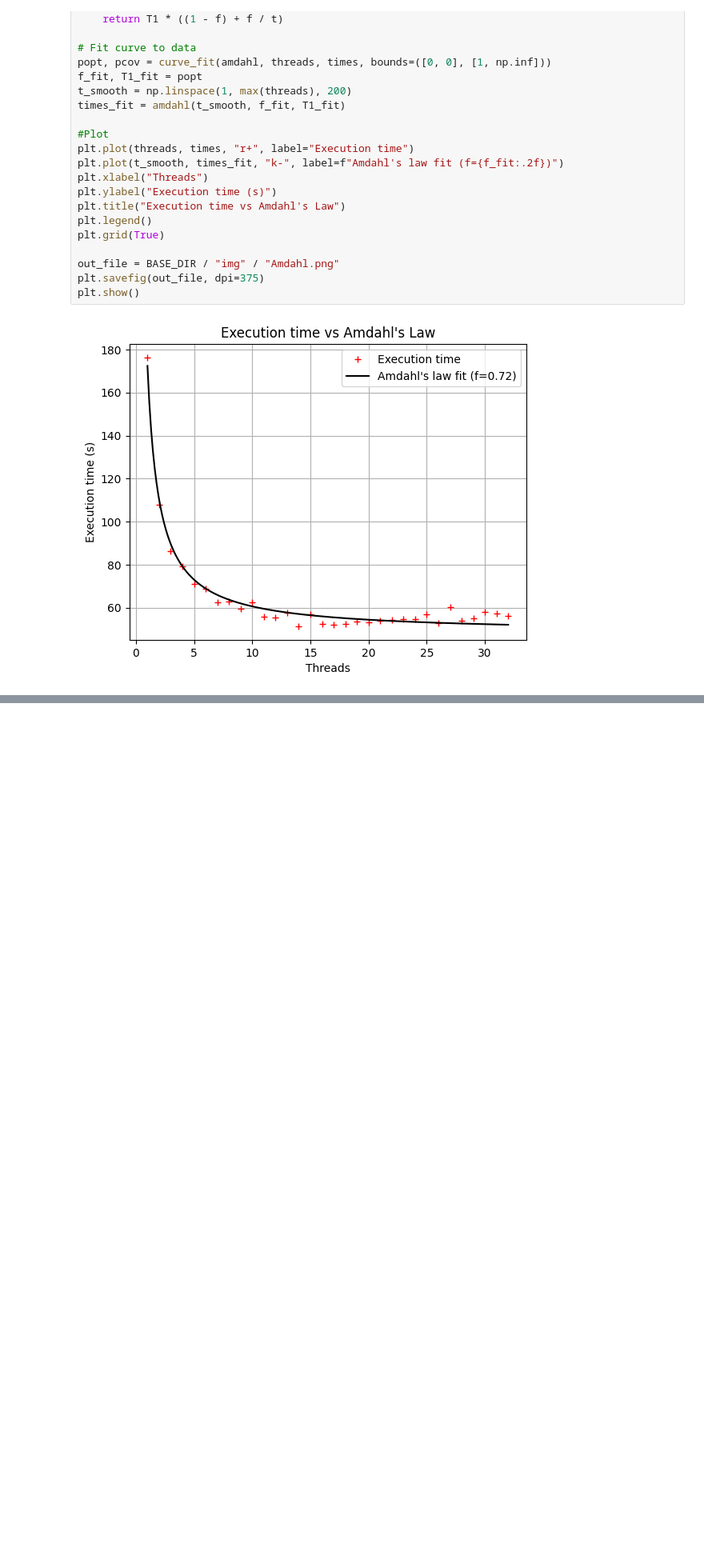
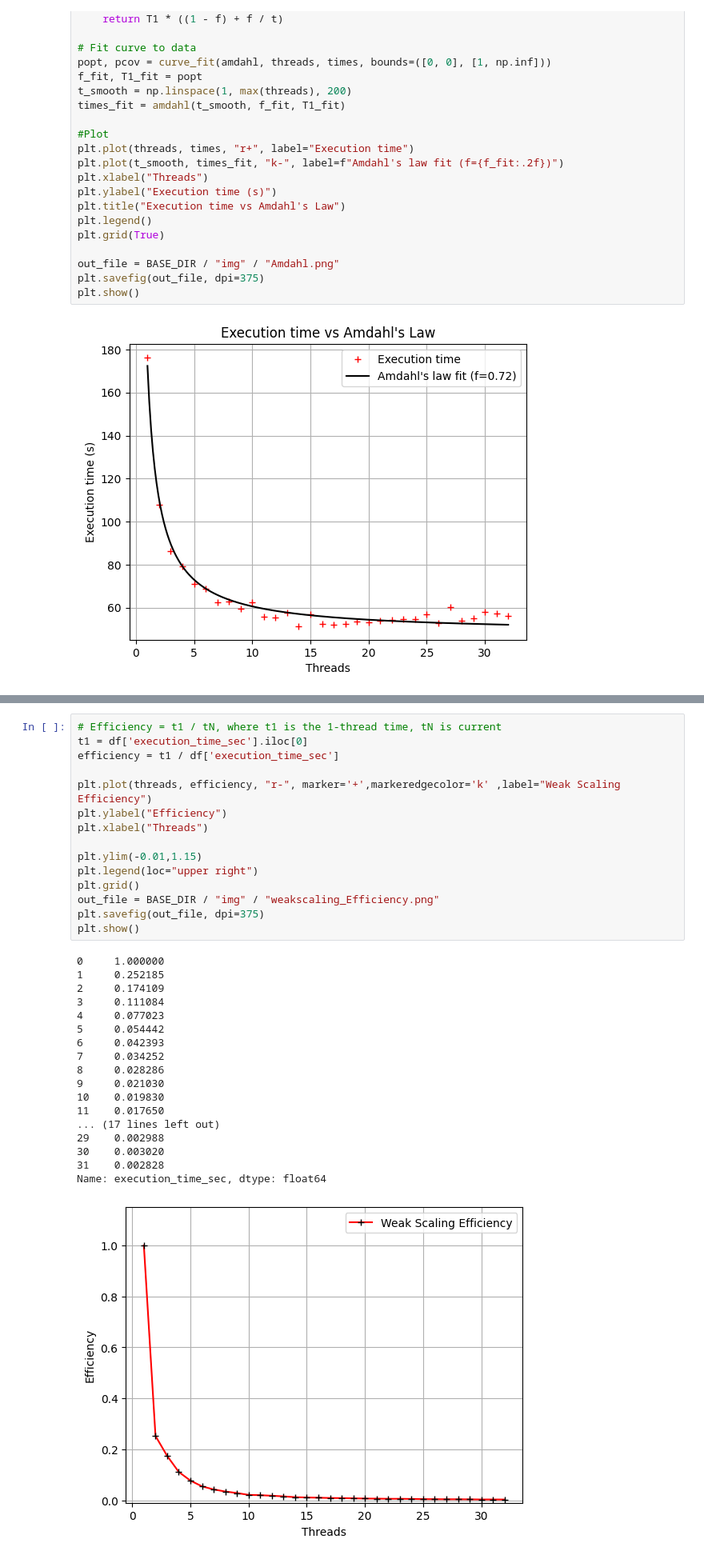
Before and after one commit to HenryCarr98/AWEgas, a Jupyter notebook: Analysis/Analysis.ipynb, the cells around one changed output, grey strips where cells are left out. Shown at 80% size. Drawn from its saved outputs; the diff is of its cells as text; blank space fills up the shorter version.

```diff
--- a/Analysis/Analysis.ipynb
+++ b/Analysis/Analysis.ipynb
@@ -130,0 +153,34 @@ plt.show()
+# %%
+# Efficiency = t1 / tN, where t1 is the 1-thread time, tN is current
+t1 = df['execution_time_sec'].iloc[0]
+efficiency = t1 / df['execution_time_sec']
+
+plt.plot(threads, efficiency, "r-", marker='+',markeredgecolor='k' ,label="Weak Scaling Efficiency")
+plt.ylabel("Efficiency")
+plt.xlabel("Threads")
+
+plt.ylim(-0.01,1.15)
+plt.legend(loc="upper right")
+plt.grid()
+out_file = BASE_DIR / "img" / "weakscaling_Efficiency.png"
+plt.savefig(out_file, dpi=375)
+plt.show()
+# %% [output]
+0     1.000000
+1     0.252185
+2     0.174109
+3     0.111084
+4     0.077023
+5     0.054442
+6     0.042393
+7     0.034252
+8     0.028286
+9     0.021030
+10    0.019830
+11    0.017650
+... (17 lines left out)
+29    0.002988
+30    0.003020
+31    0.002828
+Name: execution_time_sec, dtype: float64
+[figure, added]
```
Also changed, not shown: parts of 2 cells of this notebook, 6 other files.
